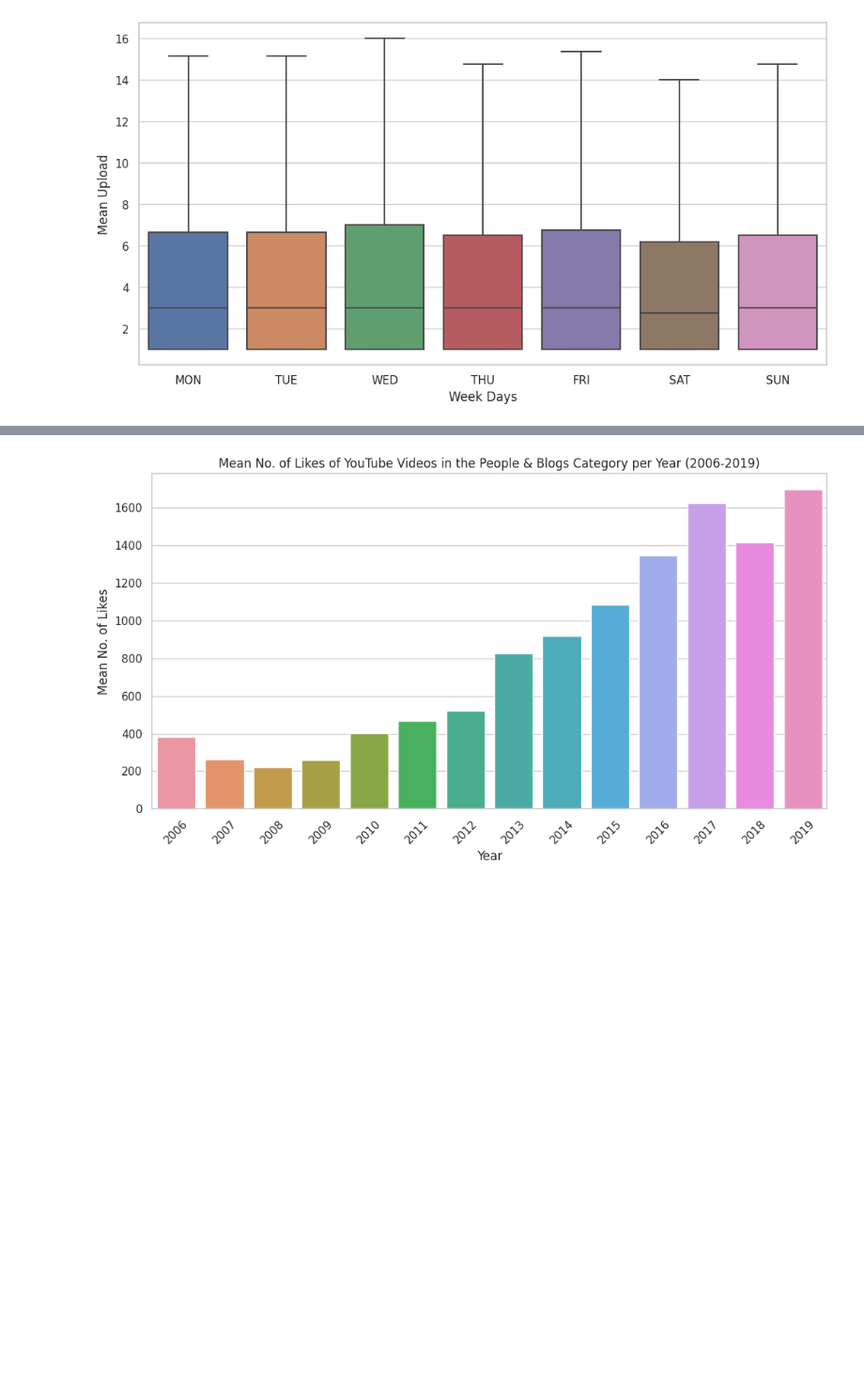
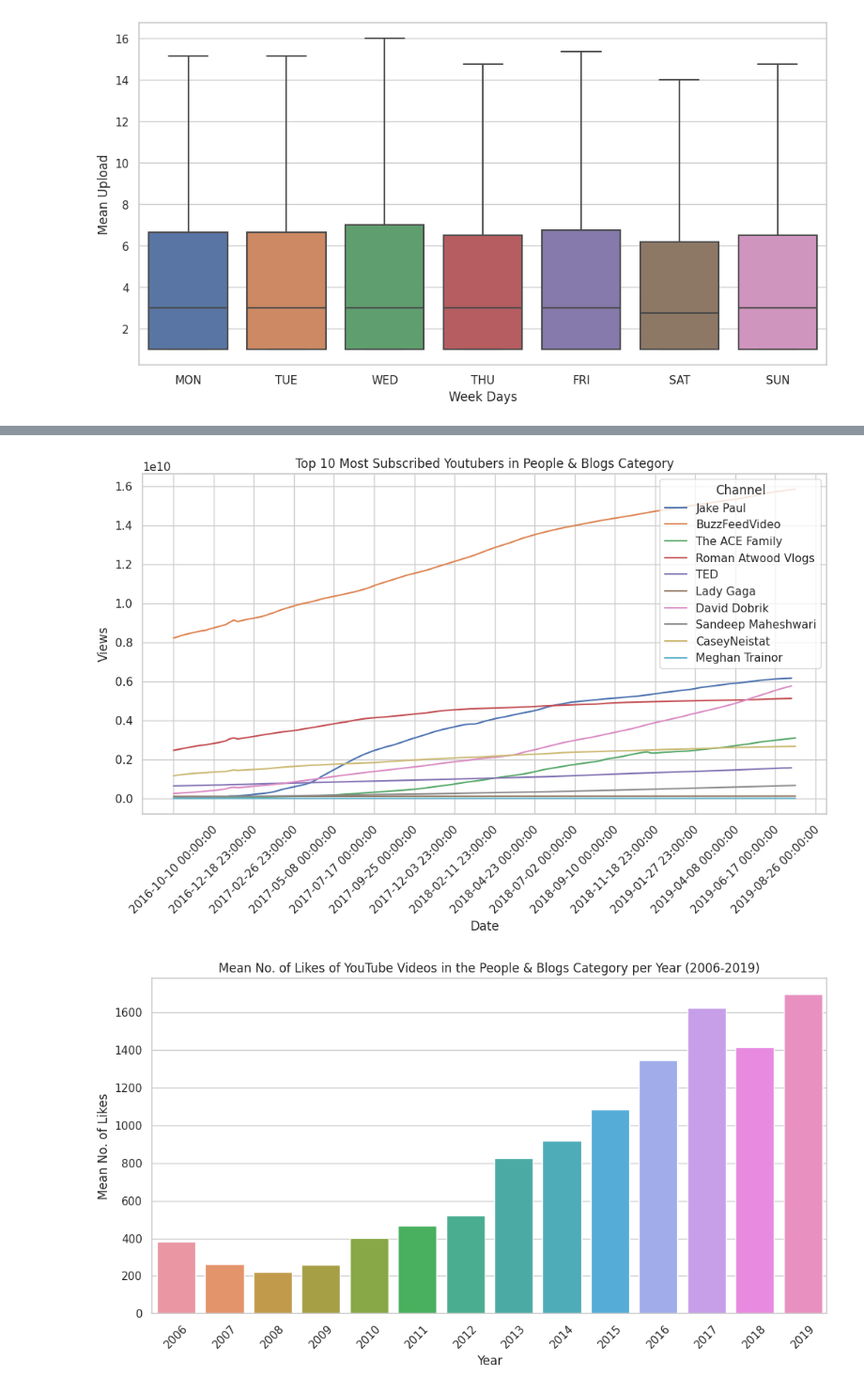
Before and after one commit to kamilmellouk/kadabros, a Jupyter notebook: notebooks/Martin_eda.ipynb, the cells around one changed output, grey strips where cells are left out. Shown at 94% size. Saved outputs shown, nothing was run; the diff lists cells and outputs as text; code cells hidden in the pictures; blank space fills up the shorter version.

```diff
--- a/notebooks/Martin_eda.ipynb
+++ b/notebooks/Martin_eda.ipynb
@@ -226,0 +454,7 @@ ax = sns.boxplot(
+# %%
+df_channels_filt = df_channels_en[df_channels_en['category_cc']==CATEGORY]
+df_timeseries_filt = df_timeseries_en[df_timeseries_en['category']==CATEGORY]
+top10_people_blogs = list(df_channels_filt.nlargest(n=10, columns = ['subscribers_cc'])['name_cc'])
+# %%
+df_channel_timeseries = pd.merge(df_channels_filt, df_timeseries_filt, on = "channel")
+df_channel_timeseries.head(5)
@@ -227,3 +470,23 @@ ax = sns.boxplot(
+# %%
+plt.figure(figsize=(12, 6))
+sns.set(style="whitegrid")
+for person in top10_people_blogs:
+  ax = sns.lineplot(data=df_channel_timeseries[df_channel_timeseries['name_cc']==person],
+               x='datetime',
+               y='views',
+               label=person
+               )
+
+ax.xaxis.set_major_locator(MaxNLocator(nbins=20)) # where 'auto' tries to automatically find a good number
+
+plt.xlabel('Date')
+plt.ylabel('Views')
+plt.xticks(rotation=45)  # Rotate date labels for better readability
+plt.legend(title='Channel')  # Add a legend with title
+plt.title("Top 10 Most Subscribed Youtubers in People & Blogs Category")
+plt.show()
+# %% [output]
+[figure, added]
 # %%
 df_likes = yt_metadata_filtered.groupby('yearNumber')['like_count'].mean().reset_index()
 
```
Also changed, not shown: parts of 22 cells of this notebook, 1 other file.
